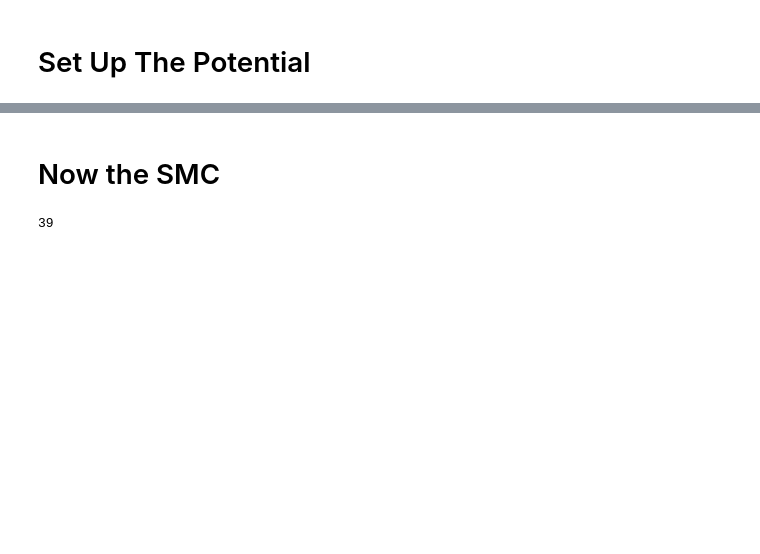
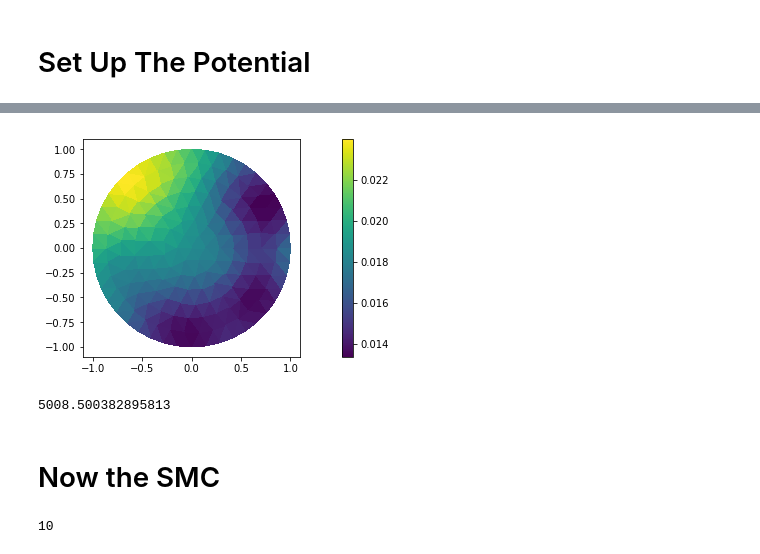
Before and after one commit to jcockayne/hydrocyclone_code, a Jupyter notebook: notebooks/Hydrocyclone_Static_EIT.ipynb, the cells around one changed output, grey strips where cells are left out. Drawn from its saved outputs; the diff is of its cells as text; code cells hidden in the pictures; blank space fills up the shorter version.

Commit message:
Latest version of hydrocyclone notebook

```diff
--- a/notebooks/Hydrocyclone_Static_EIT.ipynb
+++ b/notebooks/Hydrocyclone_Static_EIT.ipynb
@@ -229,14 +229,25 @@ proposal_dot_mat = np.dot(proposal_lhs_mat, proposal_cov_inv)
 length_scale = 0.3
 fun_args = np.array([kernel_ls, kernel_variance_mult])
 data = data_dict[run_time] if not use_dummy_data else dummy_data
+# %%
+# choose an initial field
+import scipy.optimize
+def phi_const(k):
+    theta = k*np.ones(proposal_cov.shape[0])
+    if use_c:
+        return hydrocyclone.pcn_kernel.phi_c(grid, theta, likelihood_variance, pattern, data, fun_args, proposal_dot_mat)
+    return hydrocyclone.pcn_kernel.phi(grid, op_system, theta, likelihood_variance, pattern, data, fun_args, proposal_dot_mat)
+best_const = scipy.optimize.minimize_scalar(phi_const)
+kappa_0 = best_const.x*np.ones(proposal_cov.shape[0])
 # %%
 # construct the proposal
-beta = 0.005
+beta = 0.2
+prior_mean = best_const.x*np.ones(proposal_cov.shape[0])
 sqrt_proposal_cov = np.real_if_close(linalg.sqrtm(proposal_cov))
 
-proposal = mcmc.pcn.proposal(beta, proposal_cov)
+proposal = mcmc.pcn.proposal(beta, proposal_cov, prior_mean)
 
 if use_c:
-    pcn_kernel = hydrocyclone.pcn_kernel.PCNKernel_C(beta, sqrt_proposal_cov, grid, likelihood_variance, pattern, data, fun_args, proposal_dot_mat)
+    pcn_kernel = hydrocyclone.pcn_kernel.PCNKernel_C(beta, prior_mean, sqrt_proposal_cov, grid, likelihood_variance, pattern, data, fun_args, proposal_dot_mat)
 else:
     pcn_kernel = hydrocyclone.pcn_kernel.PCNKernel(proposal, grid, op_system, likelihood_variance, pattern, data, fun_args, proposal_dot_mat)
@@ -265,0 +258,7 @@ Wall time: 5.61 s
+# %%
+tmp = kappa_0.reshape((1, 177), order='F')
+# %%
+%%time
+proposals, acceptances, log_likelihoods = pcn_kernel.apply(tmp, 10000, n_threads=8)
+print acceptances.mean()
+#print log_likelihoods.mean()
@@ -266,2 +269,10 @@ Wall time: 5.61 s
+# %%
+plot_circle(proposal_design[:,0], proposal_design[:,1], np.exp(proposals[0,:]))
+# %% [output]
+[figure, added]
+# %%
+pcn_kernel.phi(proposals[-1,:], True)
+# %% [output]
+5008.500382895813
 # %% [markdown]
 # Now the SMC
@@ -328,17 +360,18 @@ def smc(initial_samples, kernels, resample_threshold, debug=False):
         samples.append(cur_sample)
     return samples
 # %%
-# create all the kernels
+### create all the kernels
 kernels = []
-for i in xrange(10, len(data_dict)):
-    data = data_dict[i]
-    proposal = mcmc.pcn.proposal(0.005, proposal_cov)
+for i in xrange(10,20):
+    data_to_use = data_dict[i]
+    proposal = mcmc.pcn.proposal(beta, proposal_cov)
 
     if use_c:
-        pcn_kernel = hydrocyclone.pcn_kernel.PCNKernel_C(beta, sqrt_proposal_cov, grid, likelihood_variance, pattern, data, fun_args, proposal_dot_mat)
+        pcn_kernel = hydrocyclone.pcn_kernel.PCNKernel_C(beta, prior_mean, sqrt_proposal_cov, grid, likelihood_variance, pattern, data_to_use, fun_args, proposal_dot_mat)
     else:
-        pcn_kernel = hydrocyclone.pcn_kernel.PCNKernel(proposal, grid, op_system, likelihood_variance, pattern, data, fun_args, proposal_dot_mat)
+        pcn_kernel = hydrocyclone.pcn_kernel.PCNKernel(proposal, grid, op_system, likelihood_variance, pattern, data_to_use, fun_args, proposal_dot_mat)
+    pcn_kernel.name = 'Frame_{}'.format(i)
     kernels.append(pcn_kernel)
 print len(kernels)
 # %% [output]
-39
+10
```
Also changed, not shown: parts of 17 cells of this notebook, 4 other files.
